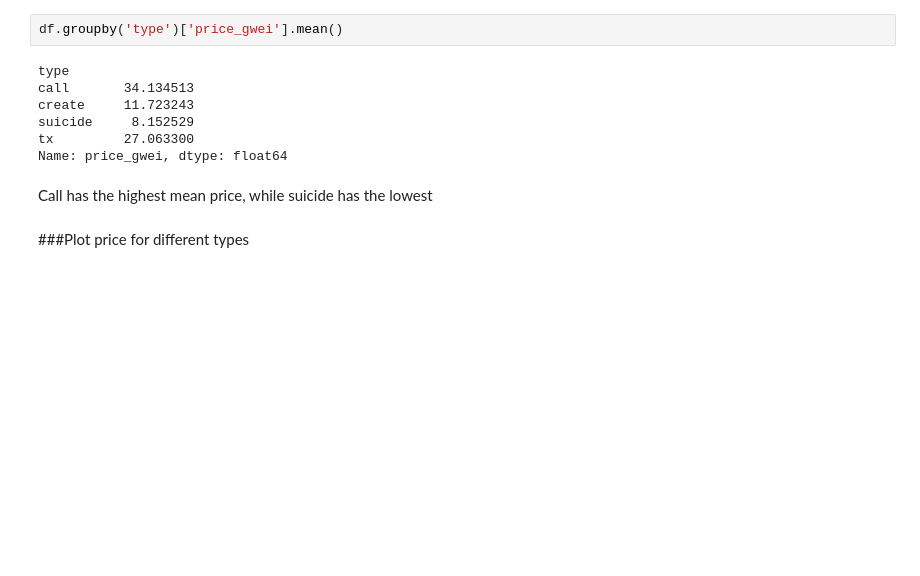
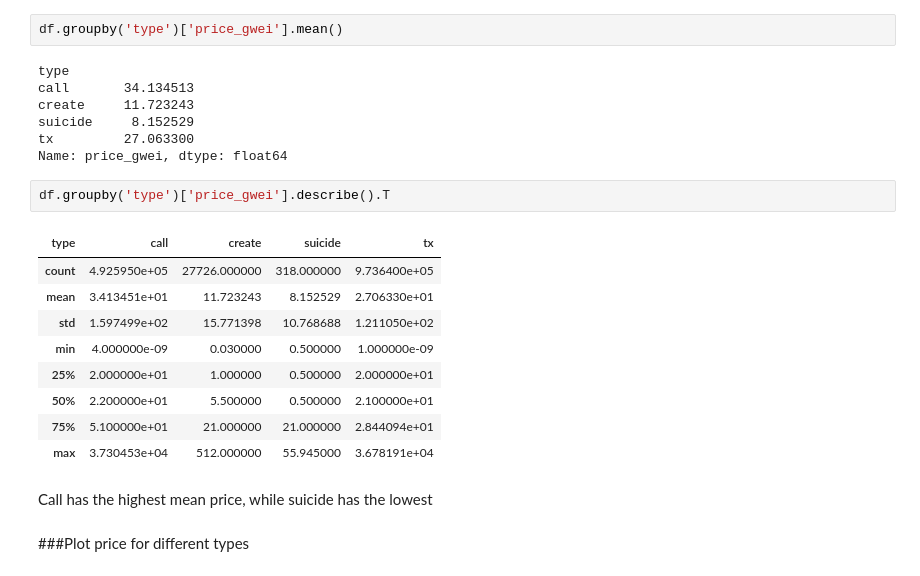
Before and after one commit to NunoEdgarGFlowHub/ethereum_blockchain, a Jupyter notebook: notebooks/EDA3.ipynb, the cells around one changed output. Saved outputs shown, nothing was run; the diff lists cells and outputs as text; blank space fills up the shorter version.

```diff
--- a/notebooks/EDA3.ipynb
+++ b/notebooks/EDA3.ipynb
@@ -309,6 +291,18 @@ create     11.723243
 suicide     8.152529
 tx         27.063300
 Name: price_gwei, dtype: float64
+# %%
+df.groupby('type')['price_gwei'].describe().T
+# %% [output]
+| type | call | create | suicide | tx |
+| count | 4.925950e+05 | 27726.000000 | 318.000000 | 9.736400e+05 |
+| mean | 3.413451e+01 | 11.723243 | 8.152529 | 2.706330e+01 |
+| std | 1.597499e+02 | 15.771398 | 10.768688 | 1.211050e+02 |
+| min | 4.000000e-09 | 0.030000 | 0.500000 | 1.000000e-09 |
+| 25% | 2.000000e+01 | 1.000000 | 0.500000 | 2.000000e+01 |
+| 50% | 2.200000e+01 | 5.500000 | 0.500000 | 2.100000e+01 |
+| 75% | 5.100000e+01 | 21.000000 | 21.000000 | 2.844094e+01 |
+| max | 3.730453e+04 | 512.000000 | 55.945000 | 3.678191e+04 |
 # %% [markdown]
 Call has the highest mean price, while suicide has the lowest
 # %% [markdown]
```
Also changed, not shown: parts of 40 cells of this notebook, 7 other files.
